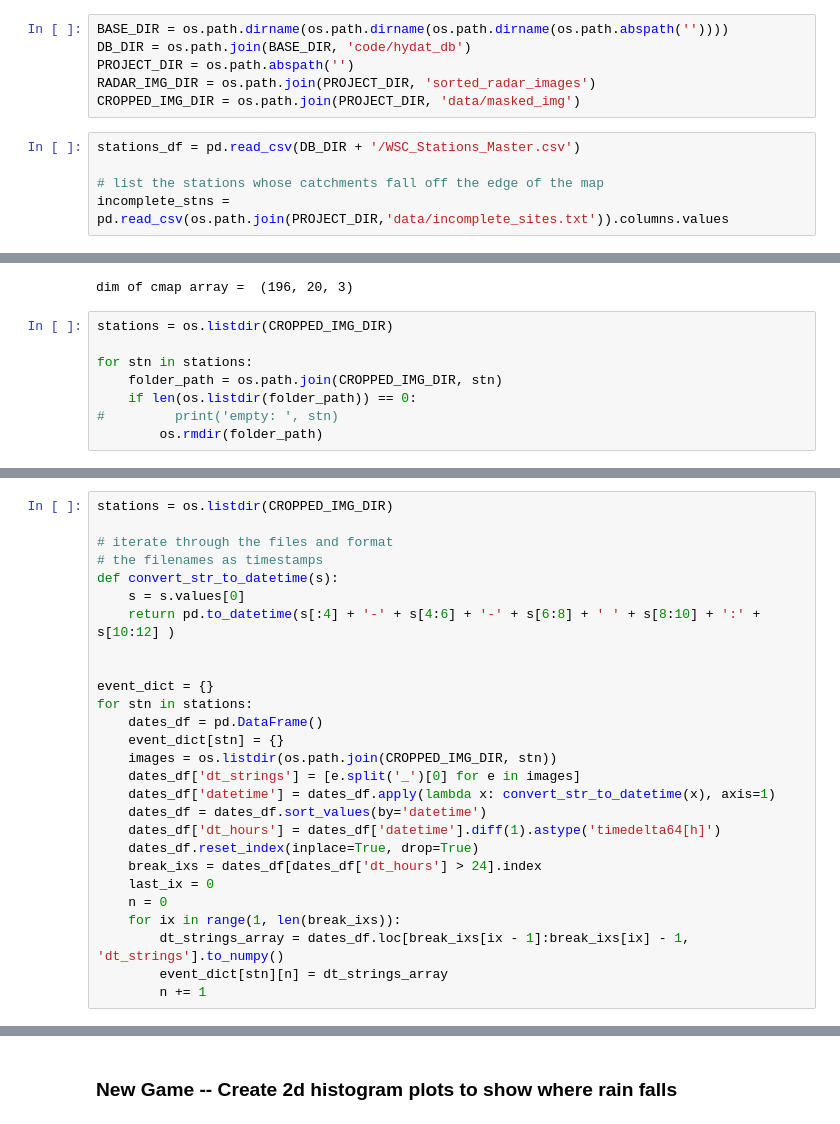
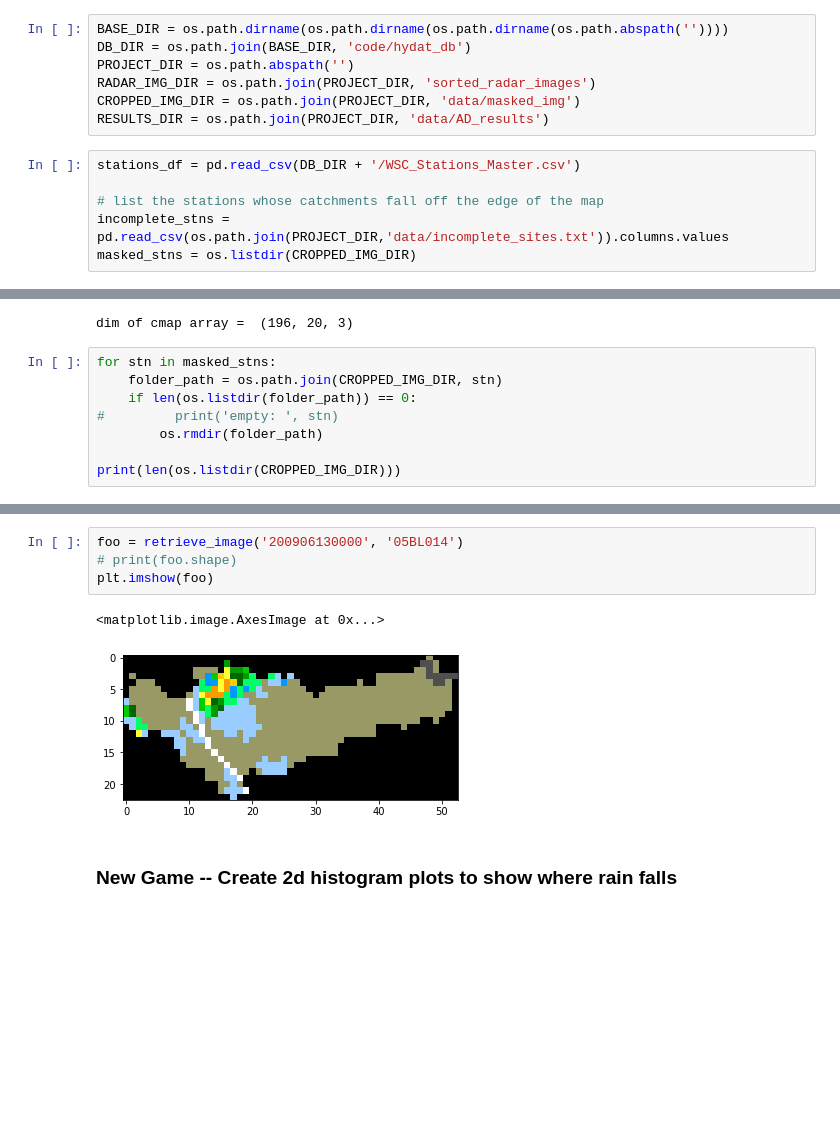
Before and after one commit to dankovacek/precip_radar, a Jupyter notebook: Process_Images.ipynb, the cells around one changed output, grey strips where cells are left out. Drawn from its saved outputs; the diff is of its cells as text; blank space fills up the shorter version.

```diff
--- a/Process_Images.ipynb
+++ b/Process_Images.ipynb
@@ -46,8 +46,10 @@ DB_DIR = os.path.join(BASE_DIR, 'code/hydat_db')
 PROJECT_DIR = os.path.abspath('')
 RADAR_IMG_DIR = os.path.join(PROJECT_DIR, 'sorted_radar_images')
 CROPPED_IMG_DIR = os.path.join(PROJECT_DIR, 'data/masked_img')
+RESULTS_DIR = os.path.join(PROJECT_DIR, 'data/AD_results')
 # %%
 stations_df = pd.read_csv(DB_DIR + '/WSC_Stations_Master.csv')
 
 # list the stations whose catchments fall off the edge of the map
 incomplete_stns = pd.read_csv(os.path.join(PROJECT_DIR,'data/incomplete_sites.txt')).columns.values
+masked_stns = os.listdir(CROPPED_IMG_DIR)
@@ -71,10 +123,10 @@ colour_map_dict[str(list([0, 0, 0]))] = 0.
 # %% [output]
 dim of cmap array =  (196, 20, 3)
 # %%
-stations = os.listdir(CROPPED_IMG_DIR)
-
-for stn in stations:
+for stn in masked_stns:
     folder_path = os.path.join(CROPPED_IMG_DIR, stn)
     if len(os.listdir(folder_path)) == 0:
 #         print('empty: ', stn)
         os.rmdir(folder_path)
+
+print(len(os.listdir(CROPPED_IMG_DIR)))
@@ -81,30 +135,3 @@ for stn in stations:
-# %%
-stations = os.listdir(CROPPED_IMG_DIR)
-
-# iterate through the files and format
-# the filenames as timestamps
-def convert_str_to_datetime(s):
-    s = s.values[0]
-    return pd.to_datetime(s[:4] + '-' + s[4:6] + '-' + s[6:8] + ' ' + s[8:10] + ':' + s[10:12] )
-
-
-event_dict = {}
-for stn in stations:
-    dates_df = pd.DataFrame()
-    event_dict[stn] = {}
-    images = os.listdir(os.path.join(CROPPED_IMG_DIR, stn))
-    dates_df['dt_strings'] = [e.split('_')[0] for e in images]
-    dates_df['datetime'] = dates_df.apply(lambda x: convert_str_to_datetime(x), axis=1)
-    dates_df = dates_df.sort_values(by='datetime')
-    dates_df['dt_hours'] = dates_df['datetime'].diff(1).astype('timedelta64[h]')
-    dates_df.reset_index(inplace=True, drop=True)
-    break_ixs = dates_df[dates_df['dt_hours'] > 24].index
-    last_ix = 0
-    n = 0
-    for ix in range(1, len(break_ixs)):
-        dt_strings_array = dates_df.loc[break_ixs[ix - 1]:break_ixs[ix] - 1, 'dt_strings'].to_numpy()
-        event_dict[stn][n] = dt_strings_array
-        n += 1
 # %%
 def retrieve_image(datetime_string, stn):
     folder_path = os.path.join(CROPPED_IMG_DIR, stn)
@@ -191,5 +221,12 @@ def arrange_plots_into_grid(stn_plots):
         g += [plots[i:i+n_cols]]
     grid = gridplot(g, plot_width=150, plot_height=150)
     return grid
+# %%
+foo = retrieve_image('200906130000', '05BL014')
+# print(foo.shape)
+plt.imshow(foo)
+# %% [output]
+<matplotlib.image.AxesImage at 0x...>
+[figure, added]
 # %% [markdown]
 ### New Game -- Create 2d histogram plots to show where rain falls
```
Also changed, not shown: parts of 20 cells of this notebook, 14 other files.
